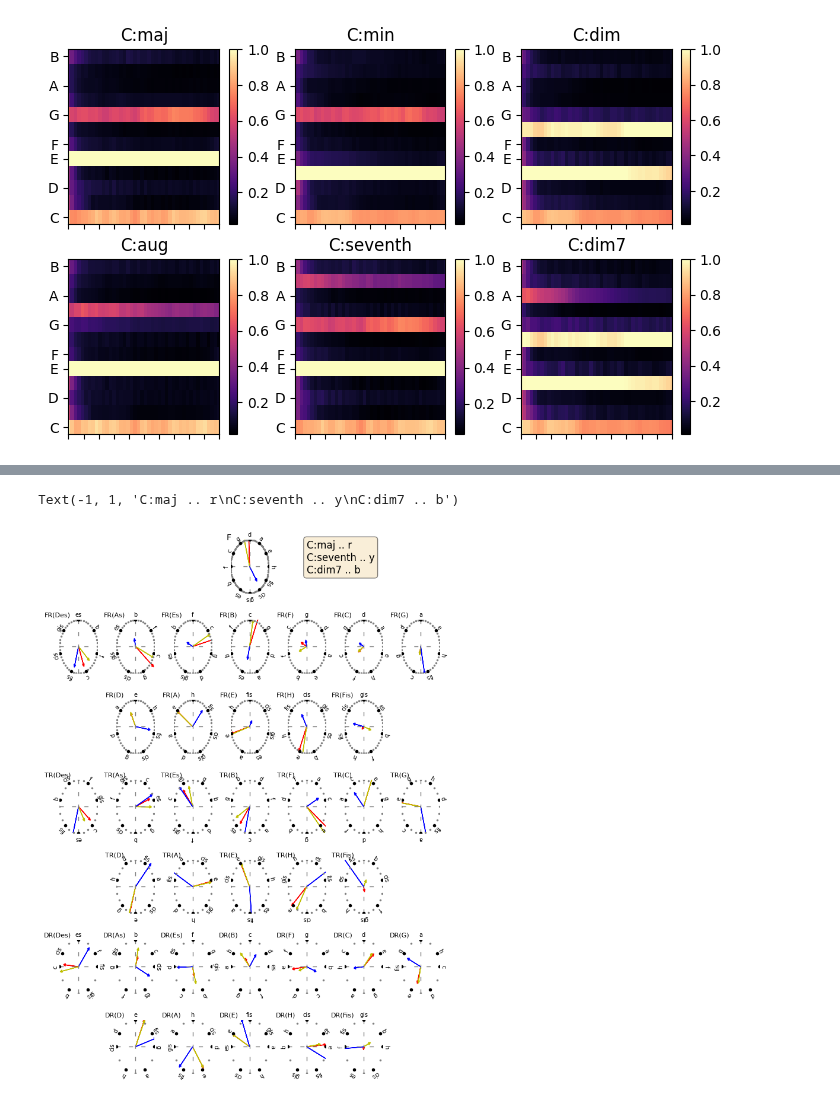
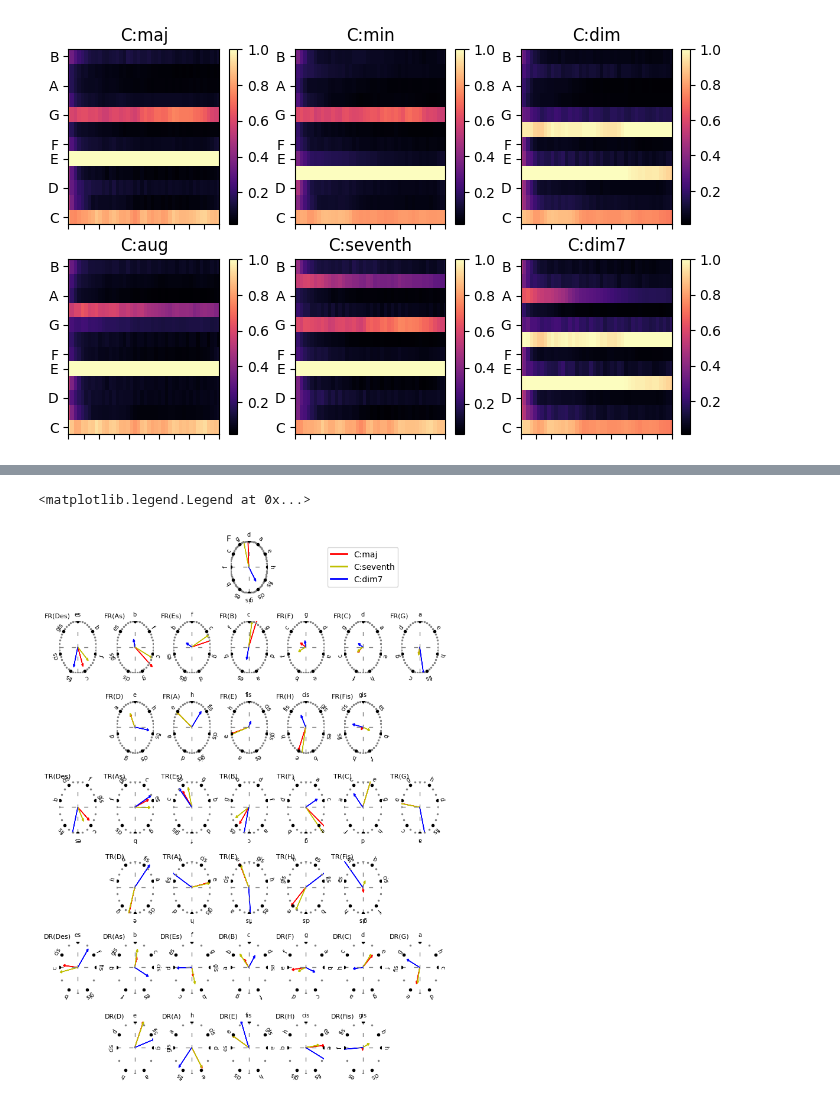
Before and after one commit to Maushax-jpg/chord-recognition, a Jupyter notebook: cps_evaluation.ipynb, the cells around one changed output, grey strips where cells are left out. Cells and saved outputs as stored; diff of their text form; code cells hidden in the pictures.

```diff
--- a/cps_evaluation.ipynb
+++ b/cps_evaluation.ipynb
@@ -52,19 +53,18 @@ plt.show()
 # %% [output]
 [figure]
 # %%
-fig,ax_list = cps.plotPitchSpace()
 colors = ["r","y","b","k"]
 qualities = ["maj",'min','dim','aug']
+
+fig,ax_list = cps.plotPitchSpace(size=(8.27,10))
 t_i = 50 # time index
 for c,qual in zip(colors,qualities):
     rho_F,rho_FR,rho_TR,rho_DR  = features[qual]
     cps.plotFeatures(ax_list,rho_F[t_i],rho_FR[t_i],rho_TR[t_i],rho_DR[t_i],color=c)
-# add legend
-# these are matplotlib.patch.Patch properties
-props = dict(boxstyle='round', facecolor='wheat', alpha=0.5)
-textstr = '\n'.join([f"C:{r} .. {x}" for x,r in zip(colors,qualities)])
-
-# place a text box in upper left in axes coords
-ax_list[0][5].text(-1,1, textstr,fontsize=12,
-        verticalalignment='top', bbox=props)
+#create legend
+legend=[]
+for color,name in zip(colors,qualities):
+    legend.append(matplotlib.lines.Line2D([0], [0], color=color, lw=2, label=f"C:{name}"))
+# plot legend
+ax_list[0][5].legend(handles=legend, loc='center')
 # %% [output]
@@ -73,19 +73,18 @@ Text(-1, 1, 'C:maj .. r\nC:min .. y\nC:dim .. b\nC:aug .. k')
 # %%
-fig,ax_list = cps.plotPitchSpace()
 colors = ["r","y","b"]
 qualities = ["maj",'seventh','dim7']
-t_i = 50 # time index
+
+fig,ax_list = cps.plotPitchSpace()
+t_i = 50 # only plot one features at time index 50
 for c,qual in zip(colors,qualities):
     rho_F,rho_FR,rho_TR,rho_DR  = features[qual]
     cps.plotFeatures(ax_list,rho_F[t_i],rho_FR[t_i],rho_TR[t_i],rho_DR[t_i],color=c)
-# add legend
-# these are matplotlib.patch.Patch properties
-props = dict(boxstyle='round', facecolor='wheat', alpha=0.5)
-textstr = '\n'.join([f"C:{r} .. {x}" for x,r in zip(colors,qualities)])
+#create legend
+legend=[]
+for color,name in zip(colors,qualities):
+    legend.append(matplotlib.lines.Line2D([0], [0], color=color, lw=2, label=f"C:{name}"))
 
-# place a text box in upper left in axes coords
-ax_list[0][5].text(-1,1, textstr,fontsize=12,
-        verticalalignment='top', bbox=props)
+ax_list[0][5].legend(handles=legend, loc='center')
 # %% [output]
-Text(-1, 1, 'C:maj .. r\nC:seventh .. y\nC:dim7 .. b')
+<matplotlib.legend.Legend at 0x...>
-[figure, old version]
+[figure, new version]
```
Also changed, not shown: parts of 2 cells of this notebook, 3 other files.
